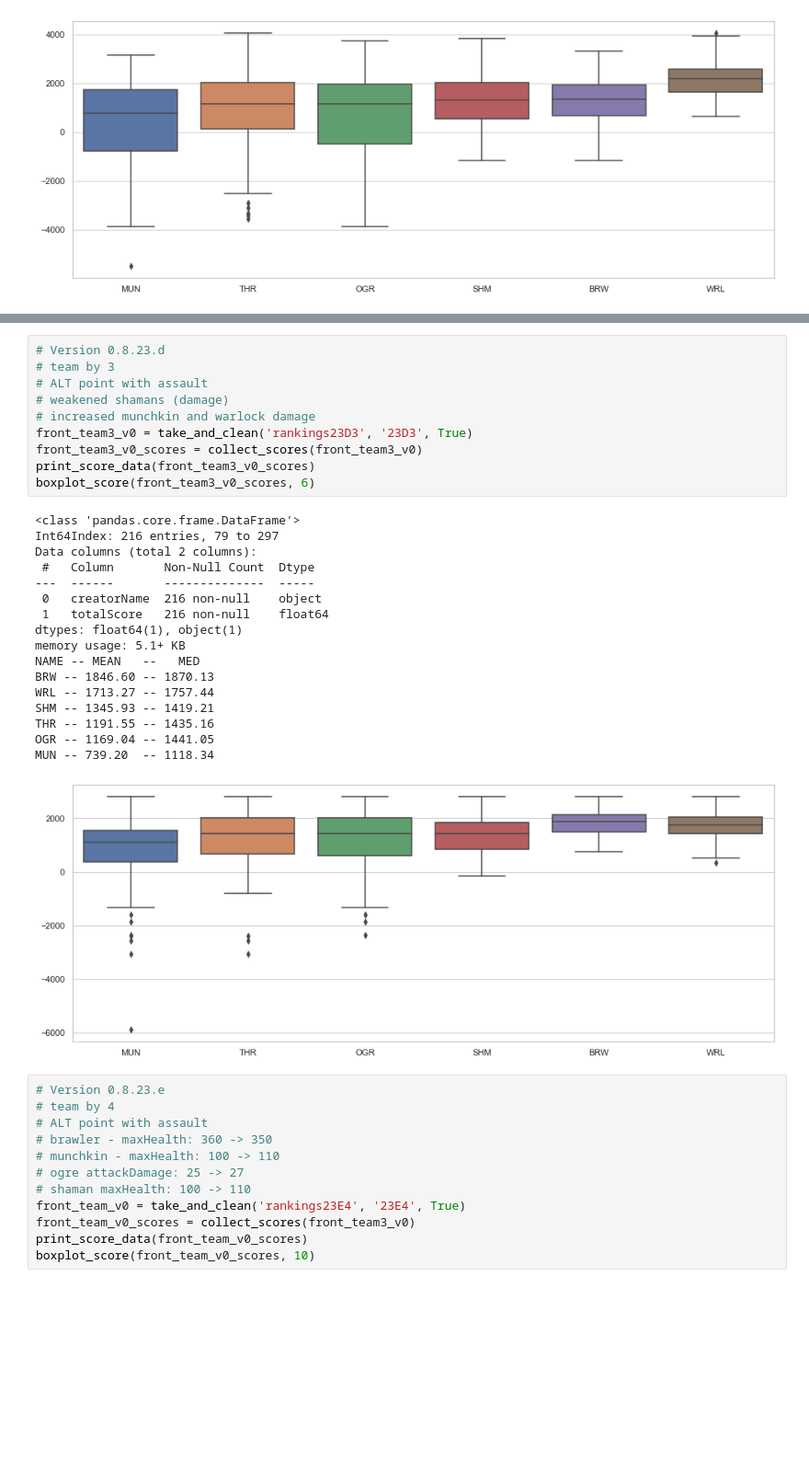
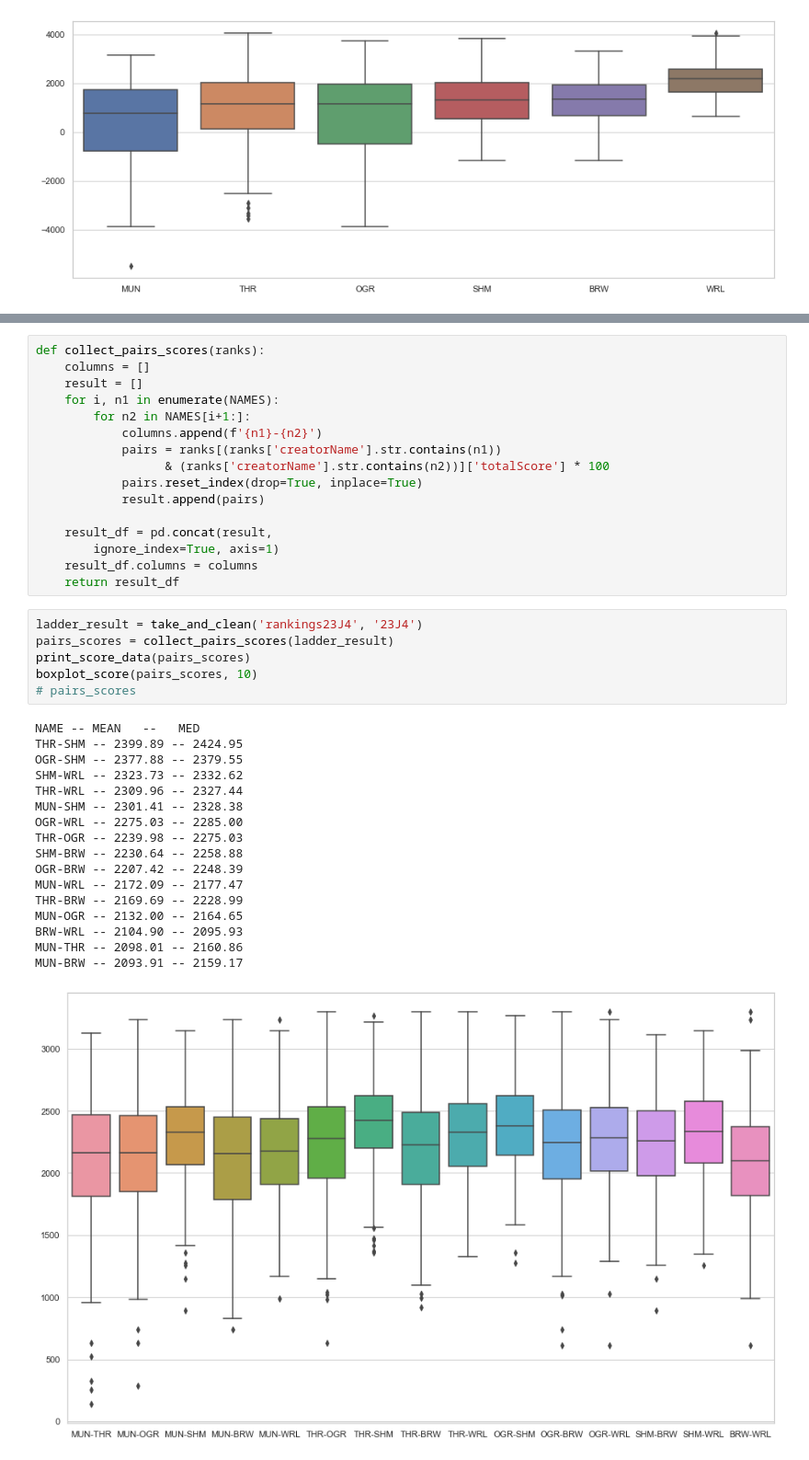
Before and after one commit to Bryukh/AILeagueBalance, a Jupyter notebook: GiantGatesAutoBalancerResults.ipynb, the cells around one changed output, grey strips where cells are left out. Shown at 92% size. Drawn from its saved outputs; the diff is of its cells as text; blank space fills up the shorter version.

```diff
--- a/GiantGatesAutoBalancerResults.ipynb
+++ b/GiantGatesAutoBalancerResults.ipynb
@@ -139,40 +141,40 @@ MUN -- 925.75  -- 1237.03
-# %%
-# Version 0.8.23.d
-# team by 3
-# ALT point with assault
-# weakened shamans (damage)
-# increased munchkin and warlock damage
-front_team3_v0 = take_and_clean('rankings23D3', '23D3', True)
-front_team3_v0_scores = collect_scores(front_team3_v0)
-print_score_data(front_team3_v0_scores)
-boxplot_score(front_team3_v0_scores, 6)
-# %% [output]
-<class 'pandas.core.frame.DataFrame'>
-Int64Index: 216 entries, 79 to 297
-Data columns (total 2 columns):
- #   Column       Non-Null Count  Dtype
----  ------       --------------  -----
- 0   creatorName  216 non-null    object
- 1   totalScore   216 non-null    float64
-dtypes: float64(1), object(1)
-memory usage: 5.1+ KB
-NAME -- MEAN   --   MED
-BRW -- 1846.60 -- 1870.13
-WRL -- 1713.27 -- 1757.44
-SHM -- 1345.93 -- 1419.21
-THR -- 1191.55 -- 1435.16
-OGR -- 1169.04 -- 1441.05
-MUN -- 739.20  -- 1118.34
-[figure, removed]
-# %%
-# Version 0.8.23.e
-# team by 4
-# ALT point with assault
-# brawler - maxHealth: 360 -> 350
-# munchkin - maxHealth: 100 -> 110
-# ogre attackDamage: 25 -> 27
-# shaman maxHealth: 100 -> 110
-front_team_v0 = take_and_clean('rankings23E4', '23E4', True)
-front_team_v0_scores = collect_scores(front_team3_v0)
-print_score_data(front_team_v0_scores)
-boxplot_score(front_team_v0_scores, 10)
+# %%
+def collect_pairs_scores(ranks):
+    columns = []
+    result = []
+    for i, n1 in enumerate(NAMES):
+        for n2 in NAMES[i+1:]:
+            columns.append(f'{n1}-{n2}')
+            pairs = ranks[(ranks['creatorName'].str.contains(n1))
+                  & (ranks['creatorName'].str.contains(n2))]['totalScore'] * 100
+            pairs.reset_index(drop=True, inplace=True)
+            result.append(pairs)
+
+    result_df = pd.concat(result,
+        ignore_index=True, axis=1)
+    result_df.columns = columns
+    return result_df
+# %%
+ladder_result = take_and_clean('rankings23J4', '23J4')
+pairs_scores = collect_pairs_scores(ladder_result)
+print_score_data(pairs_scores)
+boxplot_score(pairs_scores, 10)
+# pairs_scores
+# %% [output]
+NAME -- MEAN   --   MED
+THR-SHM -- 2399.89 -- 2424.95
+OGR-SHM -- 2377.88 -- 2379.55
+SHM-WRL -- 2323.73 -- 2332.62
+THR-WRL -- 2309.96 -- 2327.44
+MUN-SHM -- 2301.41 -- 2328.38
+OGR-WRL -- 2275.03 -- 2285.00
+THR-OGR -- 2239.98 -- 2275.03
+SHM-BRW -- 2230.64 -- 2258.88
+OGR-BRW -- 2207.42 -- 2248.39
+MUN-WRL -- 2172.09 -- 2177.47
+THR-BRW -- 2169.69 -- 2228.99
+MUN-OGR -- 2132.00 -- 2164.65
+BRW-WRL -- 2104.90 -- 2095.93
+MUN-THR -- 2098.01 -- 2160.86
+MUN-BRW -- 2093.91 -- 2159.17
+[figure, added]
```
Also changed, not shown: parts of 6 cells of this notebook, 6 other files.
